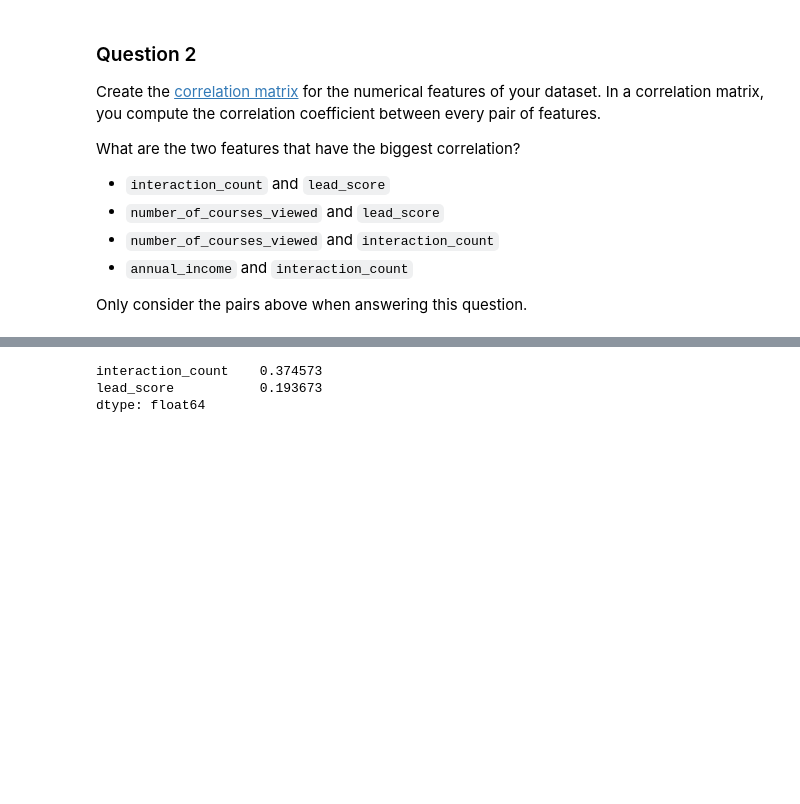
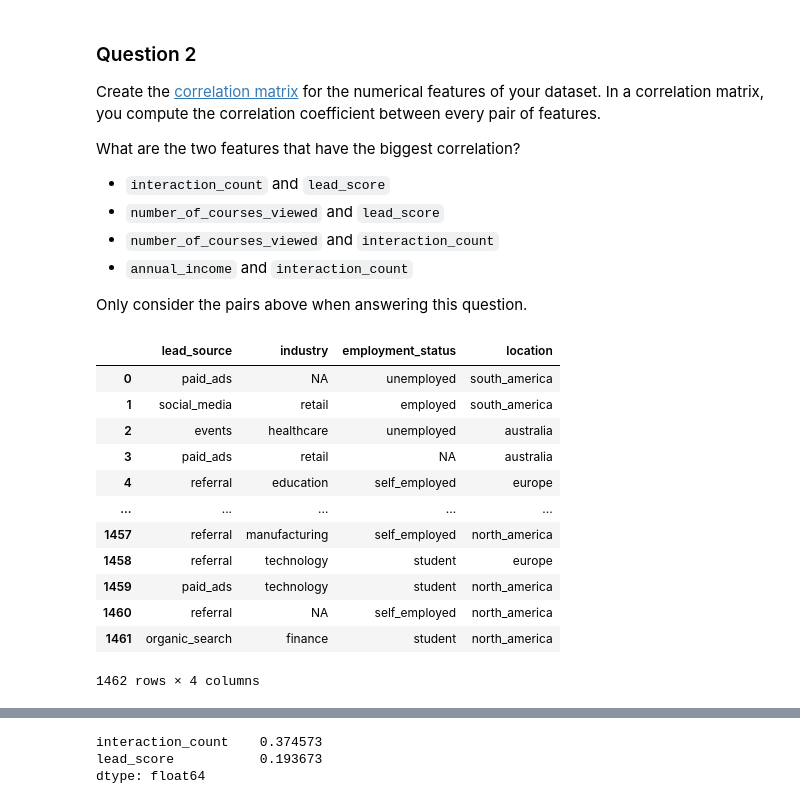
Before and after one commit to mrmyothet/machine-learning-zoomcamp, a Jupyter notebook: 03_Classification/homework.ipynb, the cells around one changed output, grey strips where cells are left out. Saved outputs shown, nothing was run; the diff lists cells and outputs as text; code cells hidden in the pictures; blank space fills up the shorter version.

```diff
--- a/03_Classification/homework.ipynb
+++ b/03_Classification/homework.ipynb
@@ -76,3 +82,19 @@ categorical = ['lead_source','industry', 'employment_status', 'location']
+# %%
+df[categorical]
+# %% [output]
+|  | lead_source | industry | employment_status | location |
+| 0 | paid_ads | NA | unemployed | south_america |
+| 1 | social_media | retail | employed | south_america |
+| 2 | events | healthcare | unemployed | australia |
+| 3 | paid_ads | retail | NA | australia |
+| 4 | referral | education | self_employed | europe |
+| ... | ... | ... | ... | ... |
+| 1457 | referral | manufacturing | self_employed | north_america |
+| 1458 | referral | technology | student | europe |
+| 1459 | paid_ads | technology | student | north_america |
+| 1460 | referral | NA | self_employed | north_america |
+| 1461 | organic_search | finance | student | north_america |
+1462 rows × 4 columns
 # %%
 df[numerical].corrwith(df.converted)
 # %% [output]
```
Also changed, not shown: parts of 20 cells of this notebook.
